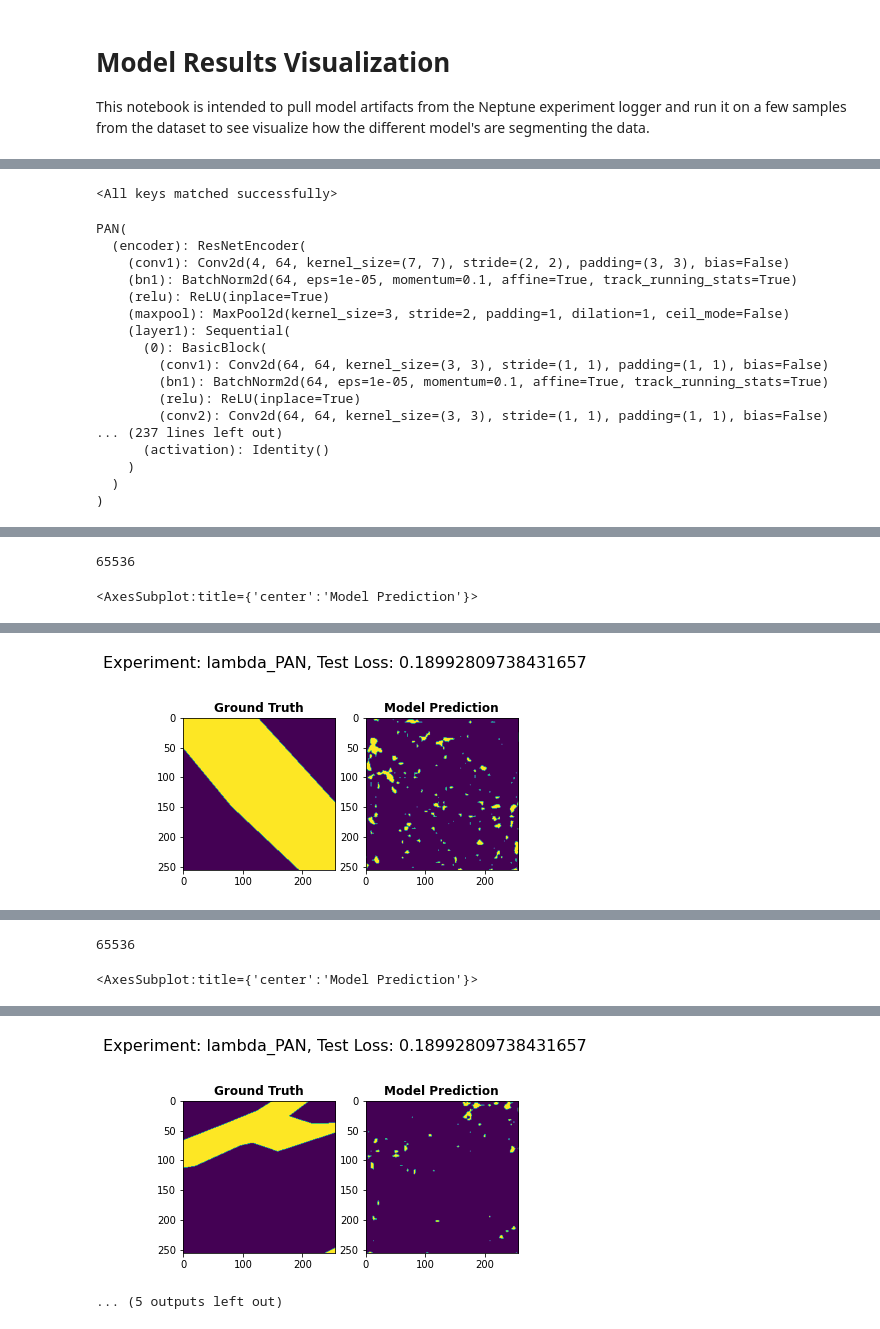
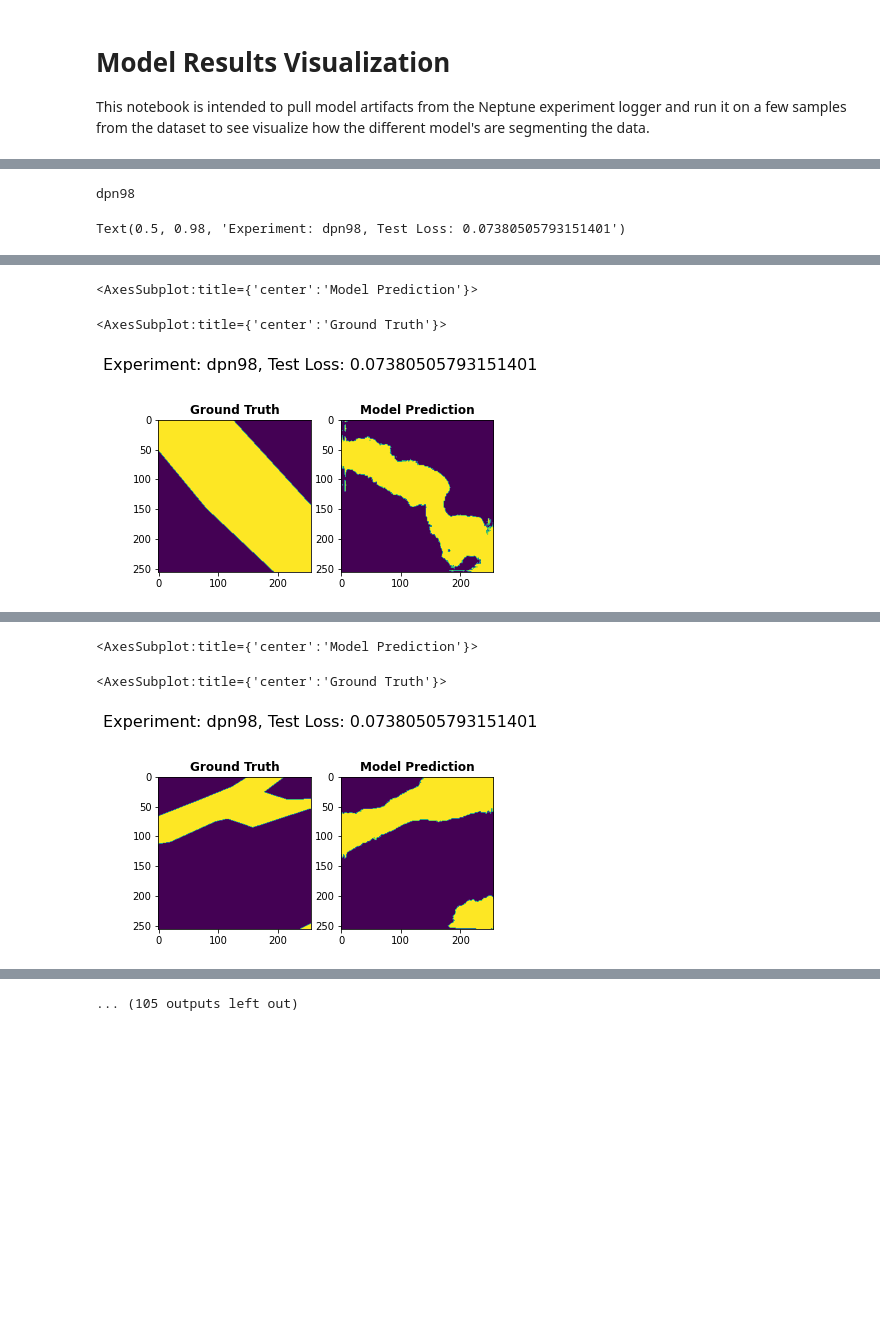
Before and after one commit to maxzvyagin/ephemeral_streams_code, a Jupyter notebook: model_visualization.ipynb, the cells around one changed output, grey strips where cells are left out. Saved outputs shown, nothing was run; the diff lists cells and outputs as text; code cells hidden in the pictures; blank space fills up the shorter version.

Commit message:
encoder results, changed from cross entropy to dice loss

```diff
--- a/model_visualization.ipynb
+++ b/model_visualization.ipynb
@@ -68,6 +52,12 @@ e.get_logs()['test_loss']['y']
 # %%
 for e in experiments:
-    if e.get_system_properties()['id'] == 'GIS-196':
+    id_num = int(e.get_system_properties()['id'].split('GIS-')[1])
+    encoder = e.get_system_properties()['tags'][-1]
+    if "encoder" in encoder:
+        encoder = encoder.split("encoder")[1].lower()
+    else:
+        encoder = encoder.lower()
+    if id_num >= 205 and e.state == 'succeeded':
         # load in the model
         e.download_artifacts()
         with zipfile.ZipFile('output.zip') as zip_ref:
@@ -91,14 +81,16 @@ for e in experiments:
             input_num = 1
         else:
             i_type = 4
-        model = smp.pan.model.PAN(classes=1, in_channels=4)
+        model = smp.Unet(encoder, classes=1, in_channels=4)
         # fix the weird state dict key error
         for k in old_params.keys():
             new_key = k.split("model.")[1]
             params[new_key] = old_params[k]
-        model.load_state_dict(params)
+        # saving to variable to suppress huge printout
+        print(encoder)
+        y = model.load_state_dict(params)
         f.close()
-        model.eval()
+        y = model.eval()
         # check the image type, and get image samples for corresponding image type
         # run the model on each of the samples and show results
         # print experiment id, name, image type, and training/test loss
@@ -106,7 +98,7 @@ for e in experiments:
         # show mask, and then show the results from each
         for test in image_samples[i_type]:
             fig, (m_axis, i_axis) = pyplot.subplots(1, 2)
-            fig.suptitle("Experiment: "+e.get_system_properties()['name']+", Test Loss: "+e.get_logs()['test_loss']['y'], fontsize=16)
+            fig.suptitle("Experiment: "+encoder+", Test Loss: "+e.get_logs()['test_loss']['y'], fontsize=16)
             if i_type == "veg_index":
                 channel_input = test['image'].unsqueeze(0)
                 channel_input = channel_input.unsqueeze(1)
@@ -120,21 +112,5 @@ for e in experiments:
             show(test['mask'], ax=m_axis, title="Ground Truth")
             pyplot.show()
 # %% [output]
-<All keys matched successfully>
+dpn98
-PAN(
-  (encoder): ResNetEncoder(
-    (conv1): Conv2d(4, 64, kernel_size=(7, 7), stride=(2, 2), padding=(3, 3), bias=False)
-    (bn1): BatchNorm2d(64, eps=1e-05, momentum=0.1, affine=True, track_running_stats=True)
-    (relu): ReLU(inplace=True)
-    (maxpool): MaxPool2d(kernel_size=3, stride=2, padding=1, dilation=1, ceil_mode=False)
-    (layer1): Sequential(
-      (0): BasicBlock(
-        (conv1): Conv2d(64, 64, kernel_size=(3, 3), stride=(1, 1), padding=(1, 1), bias=False)
-        (bn1): BatchNorm2d(64, eps=1e-05, momentum=0.1, affine=True, track_running_stats=True)
-        (relu): ReLU(inplace=True)
-        (conv2): Conv2d(64, 64, kernel_size=(3, 3), stride=(1, 1), padding=(1, 1), bias=False)
-... (237 lines left out)
-      (activation): Identity()
-    )
-  )
-)
+Text(0.5, 0.98, 'Experiment: dpn98, Test Loss: 0.07380505793151401')
@@ -142,2 +118,3 @@ Text(0.5, 0.98, 'Experiment: lambda_PAN, Test Loss: 0.18992809738431657')
-65536
+<AxesSubplot:title={'center':'Model Prediction'}>
-<AxesSubplot:title={'center':'Model Prediction'}>
+<AxesSubplot:title={'center':'Ground Truth'}>
+[figure, new version]
@@ -145 +121,0 @@ Text(0.5, 0.98, 'Experiment: lambda_PAN, Test Loss: 0.18992809738431657')
-[figure, old version]
@@ -147,2 +123,3 @@ Text(0.5, 0.98, 'Experiment: lambda_PAN, Test Loss: 0.18992809738431657')
-65536
+<AxesSubplot:title={'center':'Model Prediction'}>
-<AxesSubplot:title={'center':'Model Prediction'}>
+<AxesSubplot:title={'center':'Ground Truth'}>
+[figure, new version]
@@ -150,5 +127,4 @@ Text(0.5, 0.98, 'Experiment: lambda_PAN, Test Loss: 0.18992809738431657')
-[figure, old version]
-... (5 outputs left out)
+... (105 outputs left out)
 # %%
 for e in experiments:
     # load in the model
```
Also changed, not shown: parts of 4 cells of this notebook, 3 other files.
